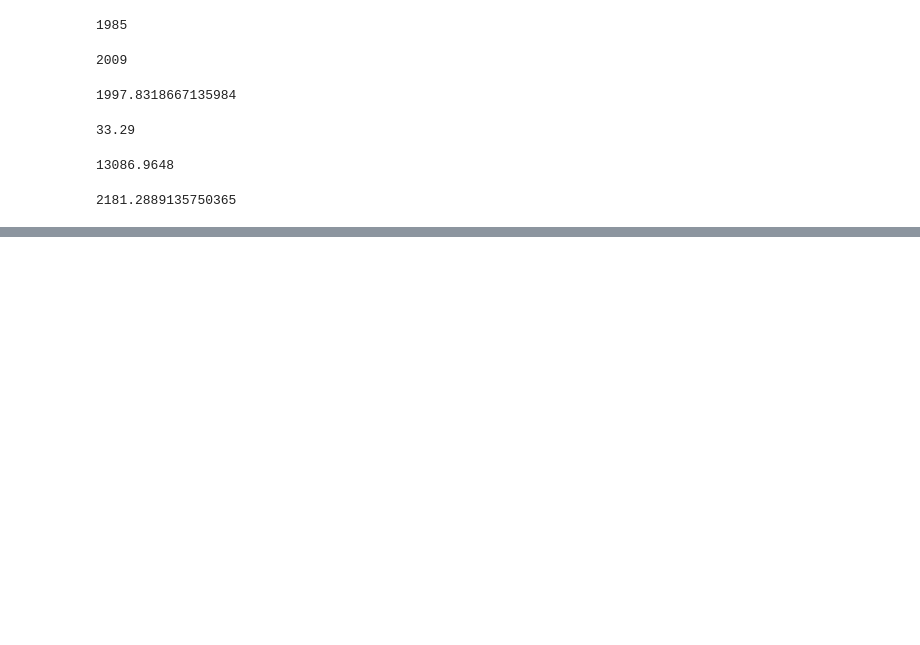
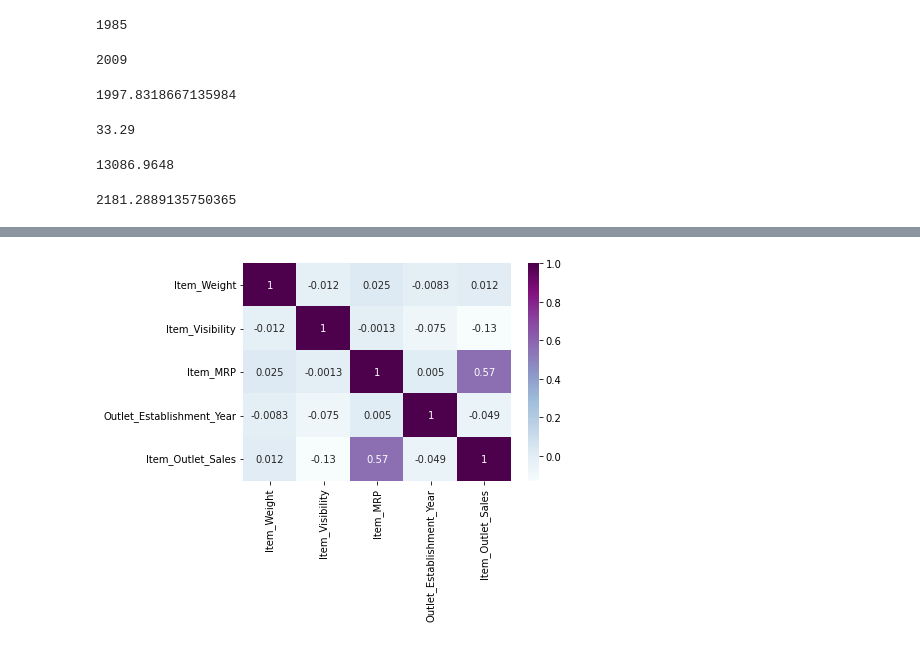
Before and after one commit to Brojas1/FSP, a Jupyter notebook: Copy_of_Food_Sales_Prediction.ipynb, the cells around one changed output, grey strips where cells are left out. Saved outputs shown, nothing was run; the diff lists cells and outputs as text; code cells hidden in the pictures; blank space fills up the shorter version.

```diff
--- a/Copy_of_Food_Sales_Prediction.ipynb
+++ b/Copy_of_Food_Sales_Prediction.ipynb
@@ -260,0 +297,7 @@ df["Item_Outlet_Sales"].mean()
+# %%
+corr = df.corr()
+# %%
+import seaborn as sns
+sns.heatmap(corr, cmap = 'BuPu', annot = True);
+# %% [output]
+[figure, added]
```
Also changed, not shown: parts of 5 cells of this notebook.
